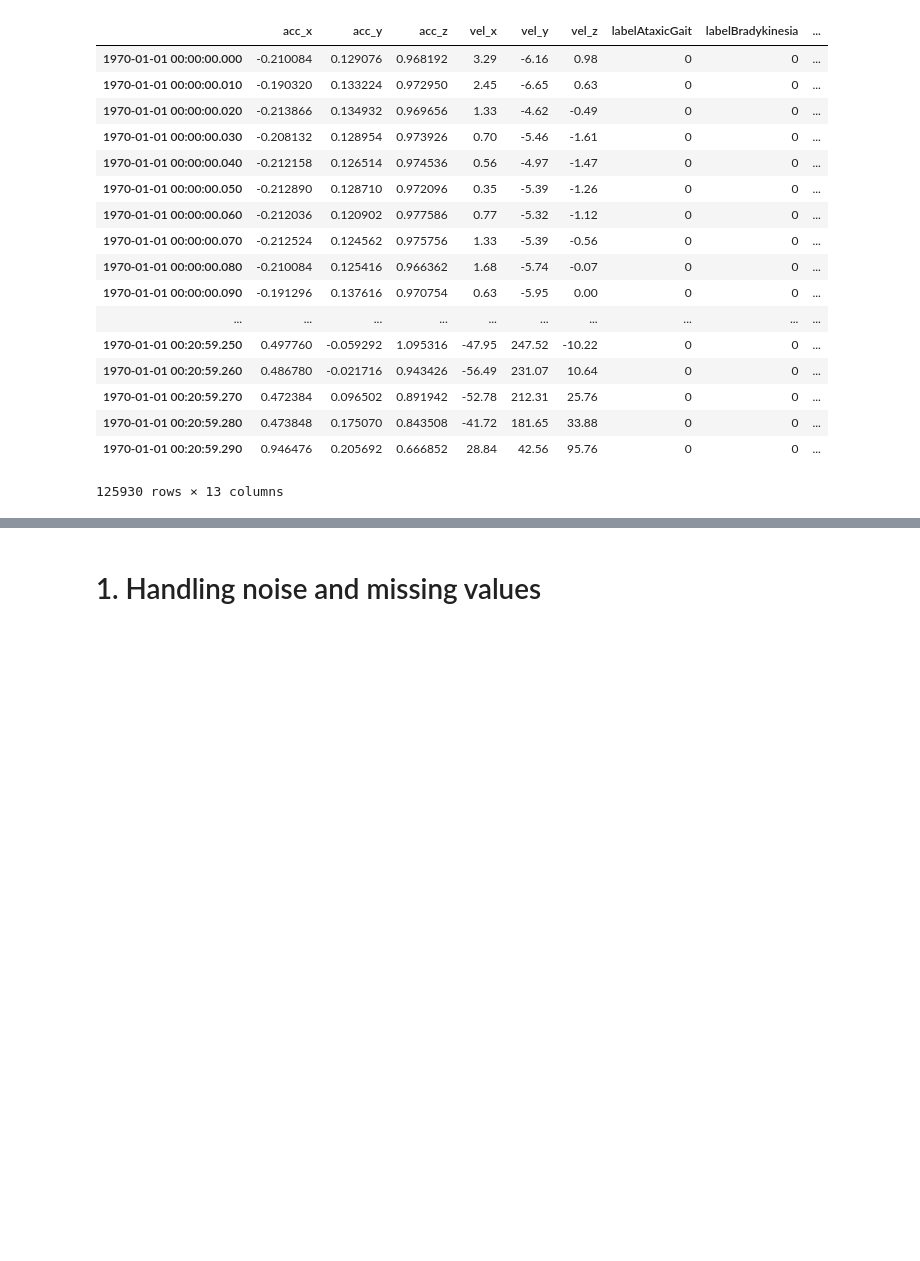
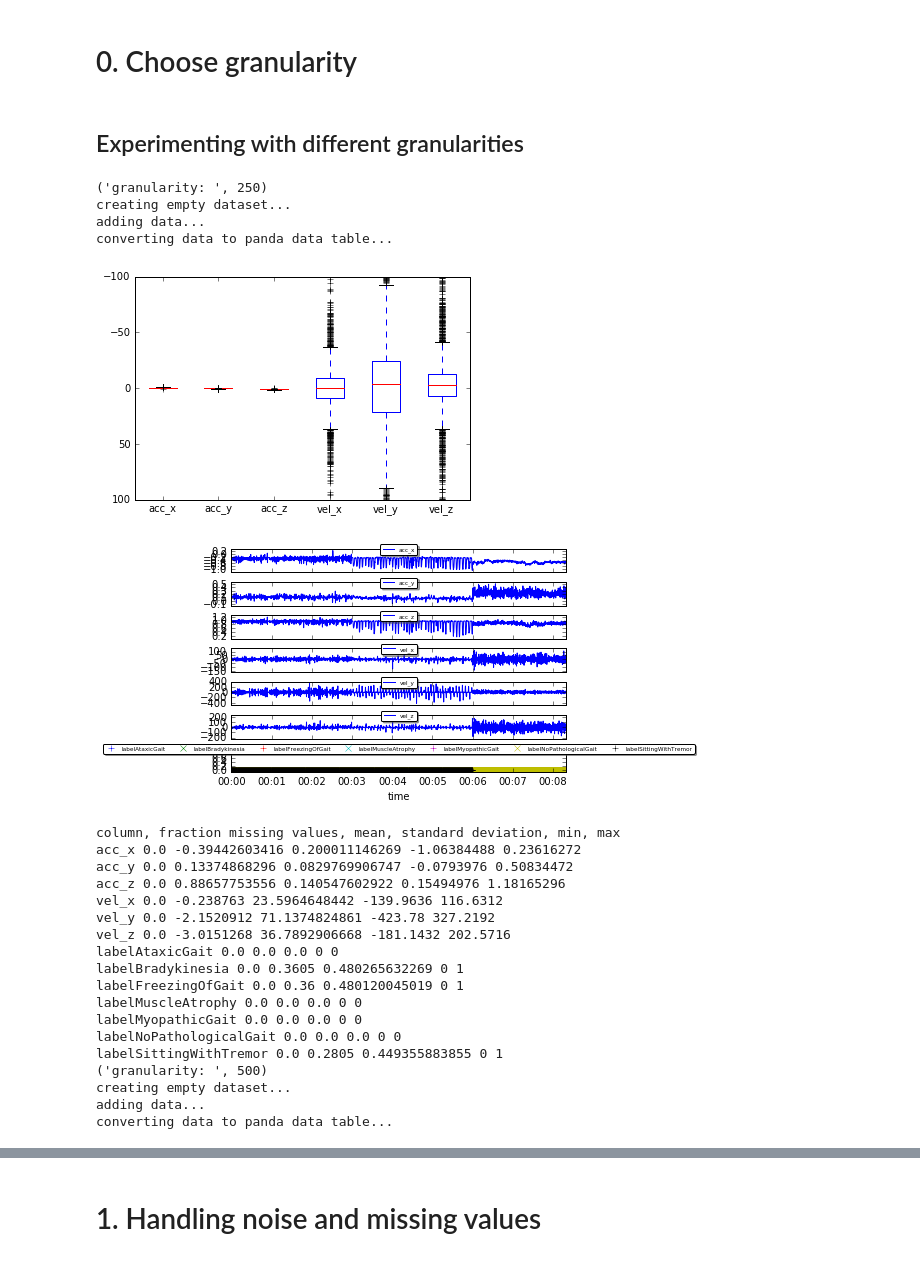
Before and after one commit to davidstap/ML4QS, a Jupyter notebook: assignment3.ipynb, the cells around one changed output, grey strips where cells are left out. Saved outputs shown, nothing was run; the diff lists cells and outputs as text; code cells hidden in the pictures; blank space fills up the shorter version.

```diff
--- a/assignment3.ipynb
+++ b/assignment3.ipynb
@@ -8,3 +8,24 @@ For every participant, every movement (label) is repeated 10 times, each recordi
 
 feat.mat are features based on the dataset_.mat files
 not sure what actidn.mat files are? This is the response vector relative to the features matrix 'feat1'
+# %%
+# add ML4QS path so that we can easily load relevant functions
+import sys
+sys.path.append('ML4QS-master')
+%matplotlib inline
+
+import pandas as pd
+import scipy.io as sio
+import numpy as np
+import os
+
+from util.VisualizeDataset import VisualizeDataset
+
+import matplotlib
+import matplotlib.pyplot as plt
+
+# Settings for matplotlib to ensure readable plots
+plt.rcParams["figure.figsize"] = [20,15]
+matplotlib.rc('font', **{'family' : 'normal', 'size'   : 22})
+matplotlib.rc('xtick',labelsize=22)
+matplotlib.rc('ytick',labelsize=22)
@@ -56,22 +73,0 @@ for root, dirs, filenames in os.walk(source):
-# %%
-# see e.g. dataset of 1st participant
-data['dataset_1Giorgia']
-# %% [output]
-|  | acc_x | acc_y | acc_z | vel_x | vel_y | vel_z | labelAtaxicGait | labelBradykinesia | ... |
-| 1970-01-01 00:00:00.000 | -0.210084 | 0.129076 | 0.968192 | 3.29 | -6.16 | 0.98 | 0 | 0 | ... |
-| 1970-01-01 00:00:00.010 | -0.190320 | 0.133224 | 0.972950 | 2.45 | -6.65 | 0.63 | 0 | 0 | ... |
-| 1970-01-01 00:00:00.020 | -0.213866 | 0.134932 | 0.969656 | 1.33 | -4.62 | -0.49 | 0 | 0 | ... |
-| 1970-01-01 00:00:00.030 | -0.208132 | 0.128954 | 0.973926 | 0.70 | -5.46 | -1.61 | 0 | 0 | ... |
-| 1970-01-01 00:00:00.040 | -0.212158 | 0.126514 | 0.974536 | 0.56 | -4.97 | -1.47 | 0 | 0 | ... |
-| 1970-01-01 00:00:00.050 | -0.212890 | 0.128710 | 0.972096 | 0.35 | -5.39 | -1.26 | 0 | 0 | ... |
-| 1970-01-01 00:00:00.060 | -0.212036 | 0.120902 | 0.977586 | 0.77 | -5.32 | -1.12 | 0 | 0 | ... |
-| 1970-01-01 00:00:00.070 | -0.212524 | 0.124562 | 0.975756 | 1.33 | -5.39 | -0.56 | 0 | 0 | ... |
-| 1970-01-01 00:00:00.080 | -0.210084 | 0.125416 | 0.966362 | 1.68 | -5.74 | -0.07 | 0 | 0 | ... |
-| 1970-01-01 00:00:00.090 | -0.191296 | 0.137616 | 0.970754 | 0.63 | -5.95 | 0.00 | 0 | 0 | ... |
-| ... | ... | ... | ... | ... | ... | ... | ... | ... | ... |
-| 1970-01-01 00:20:59.250 | 0.497760 | -0.059292 | 1.095316 | -47.95 | 247.52 | -10.22 | 0 | 0 | ... |
-| 1970-01-01 00:20:59.260 | 0.486780 | -0.021716 | 0.943426 | -56.49 | 231.07 | 10.64 | 0 | 0 | ... |
-| 1970-01-01 00:20:59.270 | 0.472384 | 0.096502 | 0.891942 | -52.78 | 212.31 | 25.76 | 0 | 0 | ... |
-| 1970-01-01 00:20:59.280 | 0.473848 | 0.175070 | 0.843508 | -41.72 | 181.65 | 33.88 | 0 | 0 | ... |
-| 1970-01-01 00:20:59.290 | 0.946476 | 0.205692 | 0.666852 | 28.84 | 42.56 | 95.76 | 0 | 0 | ... |
-125930 rows × 13 columns
@@ -77,0 +80,2 @@ data['dataset_1Giorgia']
+# %% [markdown]
+# 0. Choose granularity
@@ -77,0 +143,33 @@ data['dataset_1Giorgia']
+# %% [markdown]
+## Experimenting with different granularities
+# %%
+dataset_path = './datasets/parkinson_data/raw/'
+result_dataset_path = './datasets/parkinson_data/0_granularities'
+granularities = [250, 500, 1000, 60000]
+
+create_granularity(dataset_path, result_dataset_path, granularities)
+# %% [output]
+('granularity: ', 250)
+creating empty dataset...
+adding data...
+converting data to panda data table...
+[figure, added]
+[figure, added]
+column, fraction missing values, mean, standard deviation, min, max
+acc_x 0.0 -0.39442603416 0.200011146269 -1.06384488 0.23616272
+acc_y 0.0 0.13374868296 0.0829769906747 -0.0793976 0.50834472
+acc_z 0.0 0.88657753556 0.140547602922 0.15494976 1.18165296
+vel_x 0.0 -0.238763 23.5964648442 -139.9636 116.6312
+vel_y 0.0 -2.1520912 71.1374824861 -423.78 327.2192
+vel_z 0.0 -3.0151268 36.7892906668 -181.1432 202.5716
+labelAtaxicGait 0.0 0.0 0.0 0 0
+labelBradykinesia 0.0 0.3605 0.480265632269 0 1
+labelFreezingOfGait 0.0 0.36 0.480120045019 0 1
+labelMuscleAtrophy 0.0 0.0 0.0 0 0
+labelMyopathicGait 0.0 0.0 0.0 0 0
+labelNoPathologicalGait 0.0 0.0 0.0 0 0
+labelSittingWithTremor 0.0 0.2805 0.449355883855 0 1
+('granularity: ', 500)
+creating empty dataset...
+adding data...
+converting data to panda data table...
```
Also changed, not shown: parts of 32 cells of this notebook, 35 other files.
